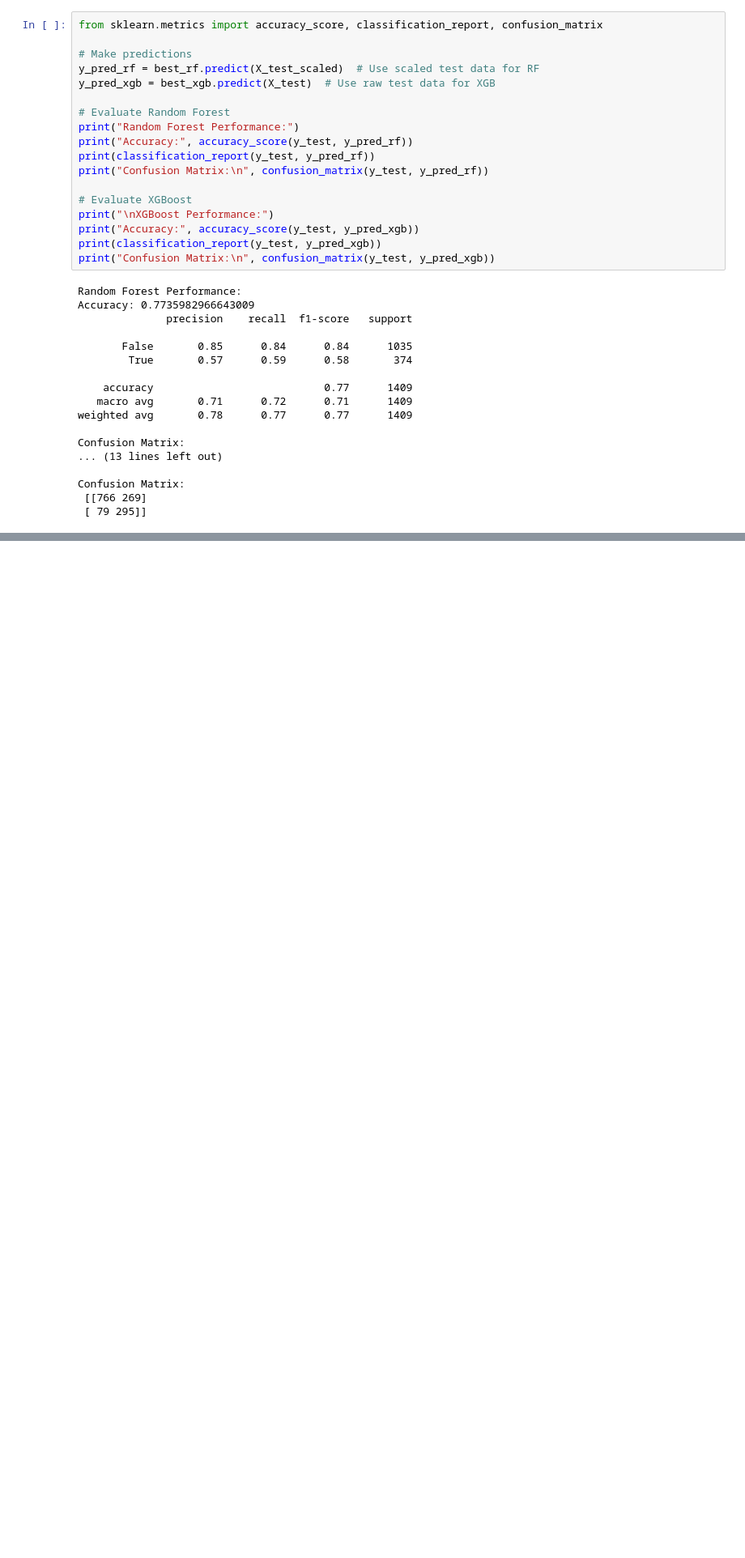
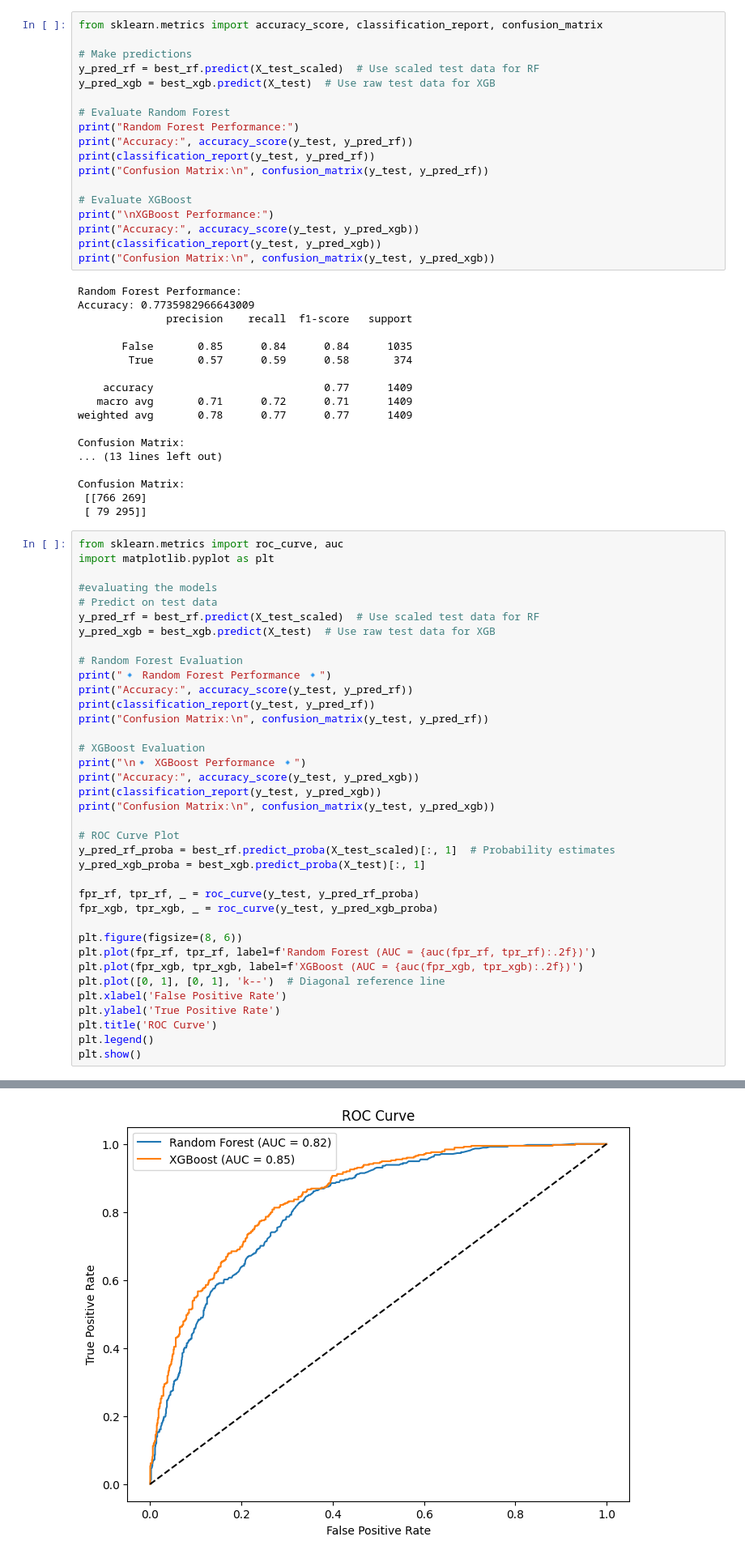
Before and after one commit to AdiXgit/Customer_Churn_Prediction, a Jupyter notebook: Untitled-1.ipynb, the cells around one changed output, grey strips where cells are left out. Shown: that part at 81% size. Cells and saved outputs as stored; diff of their text form; blank space fills up the shorter version.

```diff
--- a/Untitled-1.ipynb
+++ b/Untitled-1.ipynb
@@ -212,3 +212,41 @@ Confusion Matrix:
 Confusion Matrix:
  [[766 269]
  [ 79 295]]
+# %%
+from sklearn.metrics import roc_curve, auc
+import matplotlib.pyplot as plt
+
+#evaluating the models
+# Predict on test data
+y_pred_rf = best_rf.predict(X_test_scaled)  # Use scaled test data for RF
+y_pred_xgb = best_xgb.predict(X_test)  # Use raw test data for XGB
+
+# Random Forest Evaluation
+print("🔹 Random Forest Performance 🔹")
+print("Accuracy:", accuracy_score(y_test, y_pred_rf))
+print(classification_report(y_test, y_pred_rf))
+print("Confusion Matrix:\n", confusion_matrix(y_test, y_pred_rf))
+
+# XGBoost Evaluation
+print("\n🔹 XGBoost Performance 🔹")
+print("Accuracy:", accuracy_score(y_test, y_pred_xgb))
+print(classification_report(y_test, y_pred_xgb))
+print("Confusion Matrix:\n", confusion_matrix(y_test, y_pred_xgb))
+
+# ROC Curve Plot
+y_pred_rf_proba = best_rf.predict_proba(X_test_scaled)[:, 1]  # Probability estimates
+y_pred_xgb_proba = best_xgb.predict_proba(X_test)[:, 1]
+
+fpr_rf, tpr_rf, _ = roc_curve(y_test, y_pred_rf_proba)
+fpr_xgb, tpr_xgb, _ = roc_curve(y_test, y_pred_xgb_proba)
+
+plt.figure(figsize=(8, 6))
+plt.plot(fpr_rf, tpr_rf, label=f'Random Forest (AUC = {auc(fpr_rf, tpr_rf):.2f})')
+plt.plot(fpr_xgb, tpr_xgb, label=f'XGBoost (AUC = {auc(fpr_xgb, tpr_xgb):.2f})')
+plt.plot([0, 1], [0, 1], 'k--')  # Diagonal reference line
+plt.xlabel('False Positive Rate')
+plt.ylabel('True Positive Rate')
+plt.title('ROC Curve')
+plt.legend()
+plt.show()
+# %% [output]
@@ -214,0 +270 @@ Confusion Matrix:
+[figure, added]
```
Also changed, not shown: parts of 2 cells of this notebook, 2 other files.
